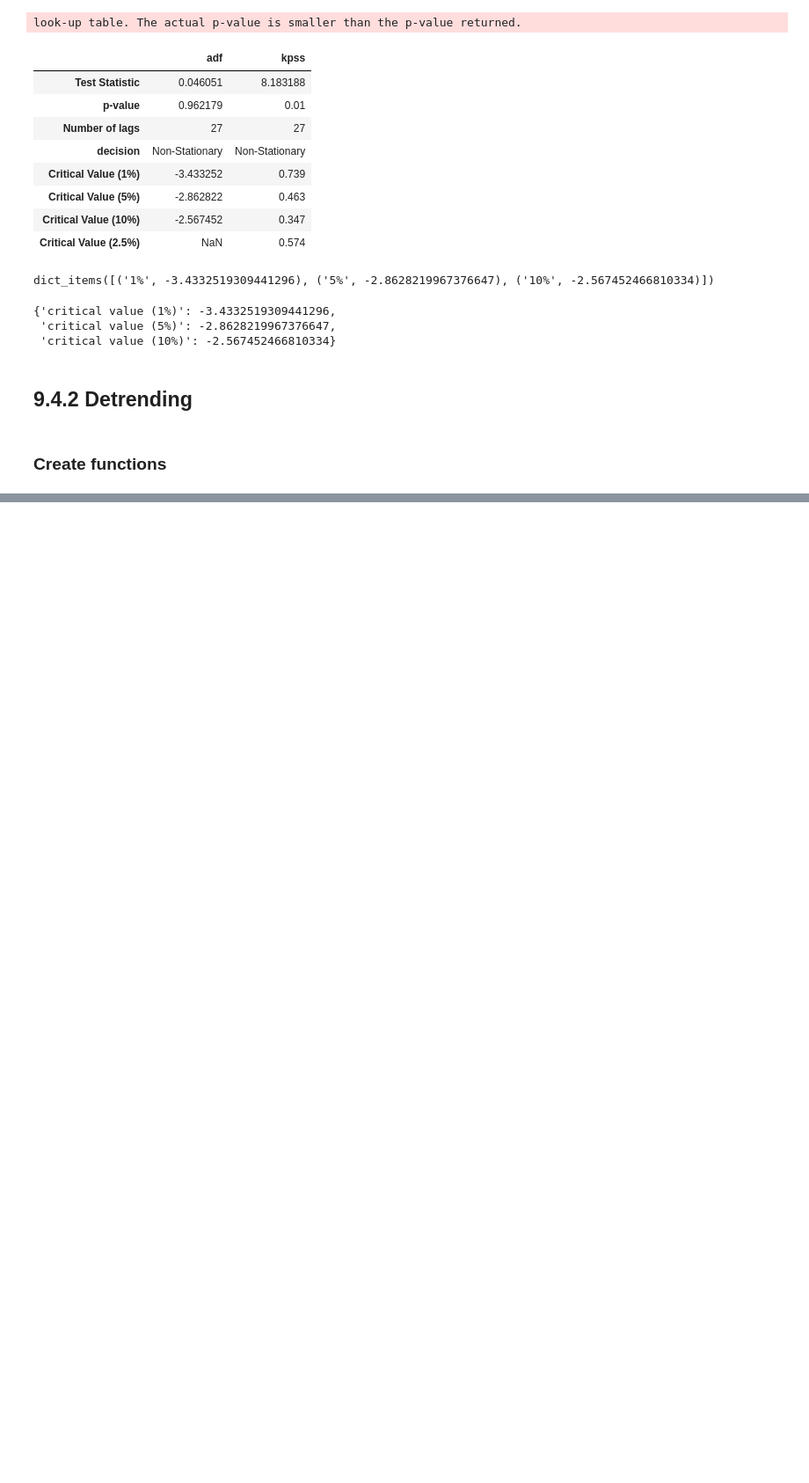
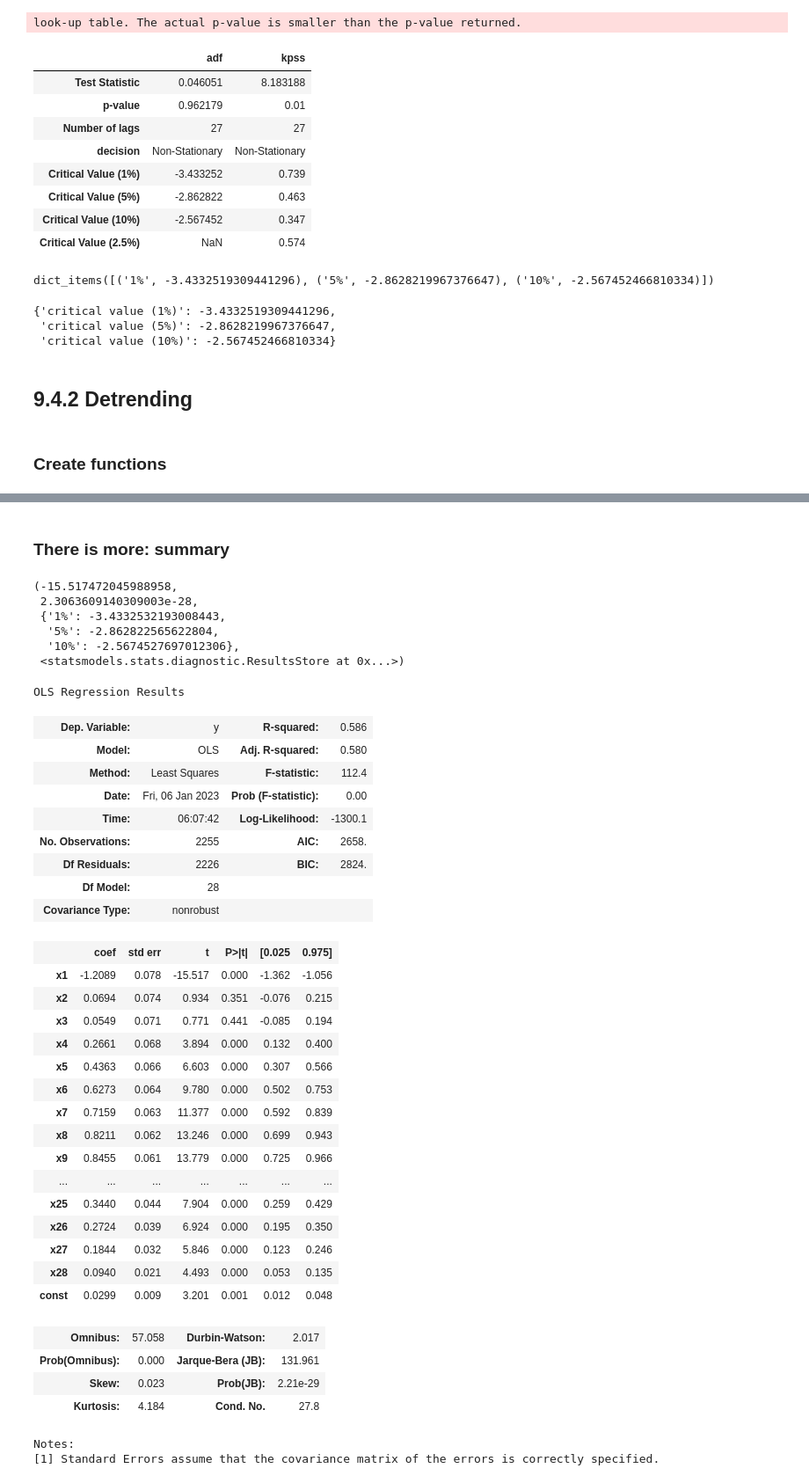
Before and after one commit to Ivanlong0630/Time_Series, a Jupyter notebook: Time_Series_Analysis/Chapter 9 Exploratory Data Analysis and Diagnosis.ipynb, the cells around one changed output, grey strips where cells are left out. Shown: that part at 88% size. Cells and saved outputs as stored; diff of their text form; code cells hidden in the pictures; blank space fills up the shorter version.

```diff
--- a/Time_Series_Analysis/Chapter 9 Exploratory Data Analysis and Diagnosis.ipynb
+++ b/Time_Series_Analysis/Chapter 9 Exploratory Data Analysis and Diagnosis.ipynb
@@ -156,0 +213,53 @@ def plot_comparison(methods,plot_type='line'):
+# %% [markdown]
+### There is more: summary
+# %%
+adf_result=adfuller(first_order_diff,
+                    store=True # view OLS results
+                   )
+adf_result
+# t-statistics
+# p-value
+# critical values for 1%, 5% and 10% intervals
+# ResultStore
+# %% [output]
+(-15.517472045988958,
+ 2.3063609140309003e-28,
+ {'1%': -3.4332532193008443,
+  '5%': -2.862822565622804,
+  '10%': -2.5674527697012306},
+ <statsmodels.stats.diagnostic.ResultsStore at 0x...>)
+# %%
+adf_result[-1].resols.summary() # 27 lags
+# %% [output]
+OLS Regression Results
+| Dep. Variable: | y | R-squared: | 0.586 |
+| Model: | OLS | Adj. R-squared: | 0.580 |
+| Method: | Least Squares | F-statistic: | 112.4 |
+| Date: | Fri, 06 Jan 2023 | Prob (F-statistic): | 0.00 |
+| Time: | 06:07:42 | Log-Likelihood: | -1300.1 |
+| No. Observations: | 2255 | AIC: | 2658. |
+| Df Residuals: | 2226 | BIC: | 2824. |
+| Df Model: | 28 |  |  |
+| Covariance Type: | nonrobust |  |  |
+|  | coef | std err | t | P>|t| | [0.025 | 0.975] |
+| x1 | -1.2089 | 0.078 | -15.517 | 0.000 | -1.362 | -1.056 |
+| x2 | 0.0694 | 0.074 | 0.934 | 0.351 | -0.076 | 0.215 |
+| x3 | 0.0549 | 0.071 | 0.771 | 0.441 | -0.085 | 0.194 |
+| x4 | 0.2661 | 0.068 | 3.894 | 0.000 | 0.132 | 0.400 |
+| x5 | 0.4363 | 0.066 | 6.603 | 0.000 | 0.307 | 0.566 |
+| x6 | 0.6273 | 0.064 | 9.780 | 0.000 | 0.502 | 0.753 |
+| x7 | 0.7159 | 0.063 | 11.377 | 0.000 | 0.592 | 0.839 |
+| x8 | 0.8211 | 0.062 | 13.246 | 0.000 | 0.699 | 0.943 |
+| x9 | 0.8455 | 0.061 | 13.779 | 0.000 | 0.725 | 0.966 |
+| ... | ... | ... | ... | ... | ... | ... |
+| x25 | 0.3440 | 0.044 | 7.904 | 0.000 | 0.259 | 0.429 |
+| x26 | 0.2724 | 0.039 | 6.924 | 0.000 | 0.195 | 0.350 |
+| x27 | 0.1844 | 0.032 | 5.846 | 0.000 | 0.123 | 0.246 |
+| x28 | 0.0940 | 0.021 | 4.493 | 0.000 | 0.053 | 0.135 |
+| const | 0.0299 | 0.009 | 3.201 | 0.001 | 0.012 | 0.048 |
+| Omnibus: | 57.058 | Durbin-Watson: | 2.017 |
+| Prob(Omnibus): | 0.000 | Jarque-Bera (JB): | 131.961 |
+| Skew: | 0.023 | Prob(JB): | 2.21e-29 |
+| Kurtosis: | 4.184 | Cond. No. | 27.8 |
+Notes:
+[1] Standard Errors assume that the covariance matrix of the errors is correctly specified.
```
Also changed, not shown: parts of 7 cells of this notebook.
